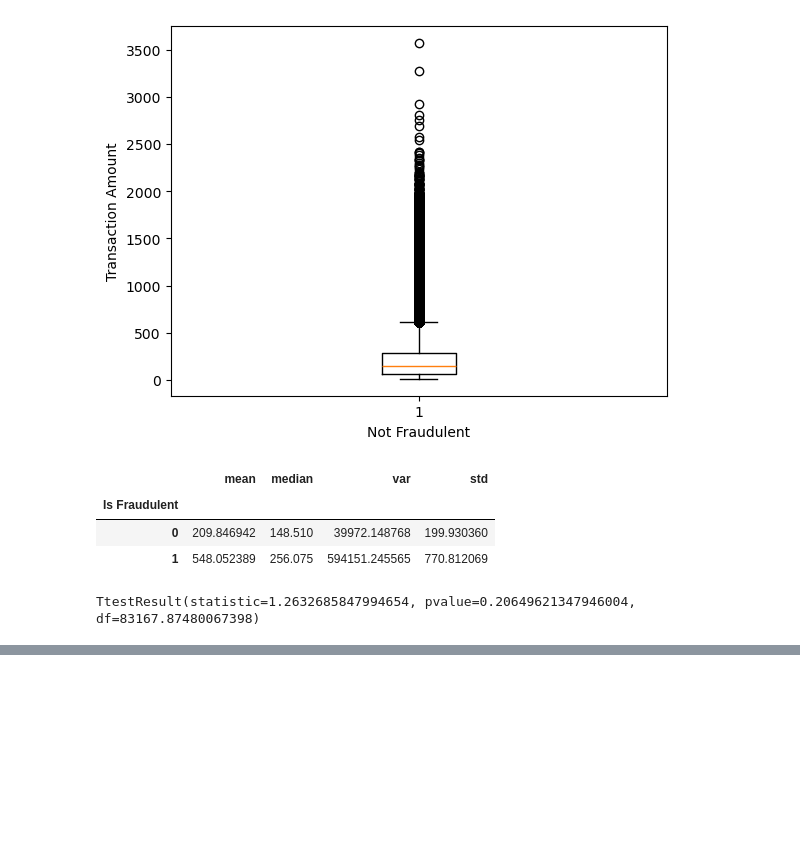
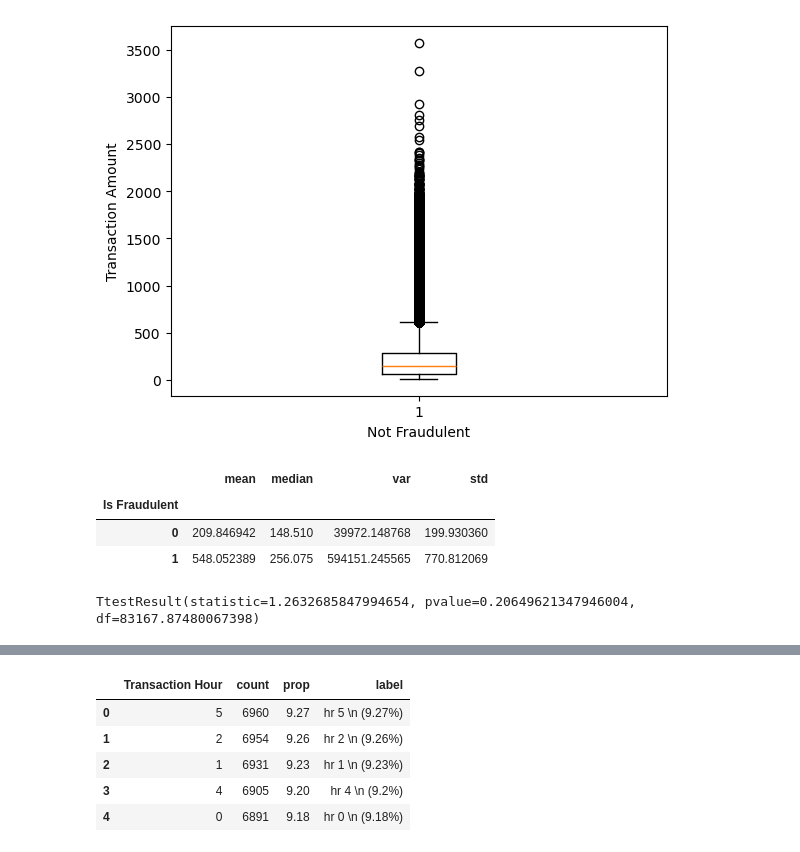
Before and after one commit to muneebsamad/project-1, a Jupyter notebook: new.ipynb, the cells around one changed output, grey strips where cells are left out. Drawn from its saved outputs; the diff is of its cells as text; code cells hidden in the pictures; blank space fills up the shorter version.

```diff
--- a/new.ipynb
+++ b/new.ipynb
@@ -186,0 +201,13 @@ TtestResult(statistic=1.2632685847994654, pvalue=0.20649621347946004, df=83167.8
+# %%
+# Treemap Data
+df_amount.reset_index(inplace=True)
+df_amount["prop"] = round((df_amount['count']/df_amount['count'].sum())*100, 2)
+df_amount['label'] = 'hr ' + df_amount['Transaction Hour'].astype(str) + ' \n (' + df_amount['prop'].astype(str) + '%)'
+df_amount.head()
+# %% [output]
+|  | Transaction Hour | count | prop | label |
+| 0 | 5 | 6960 | 9.27 | hr 5 \n (9.27%) |
+| 1 | 2 | 6954 | 9.26 | hr 2 \n (9.26%) |
+| 2 | 1 | 6931 | 9.23 | hr 1 \n (9.23%) |
+| 3 | 4 | 6905 | 9.20 | hr 4 \n (9.2%) |
+| 4 | 0 | 6891 | 9.18 | hr 0 \n (9.18%) |
```
Also changed, not shown: parts of 5 cells of this notebook.
